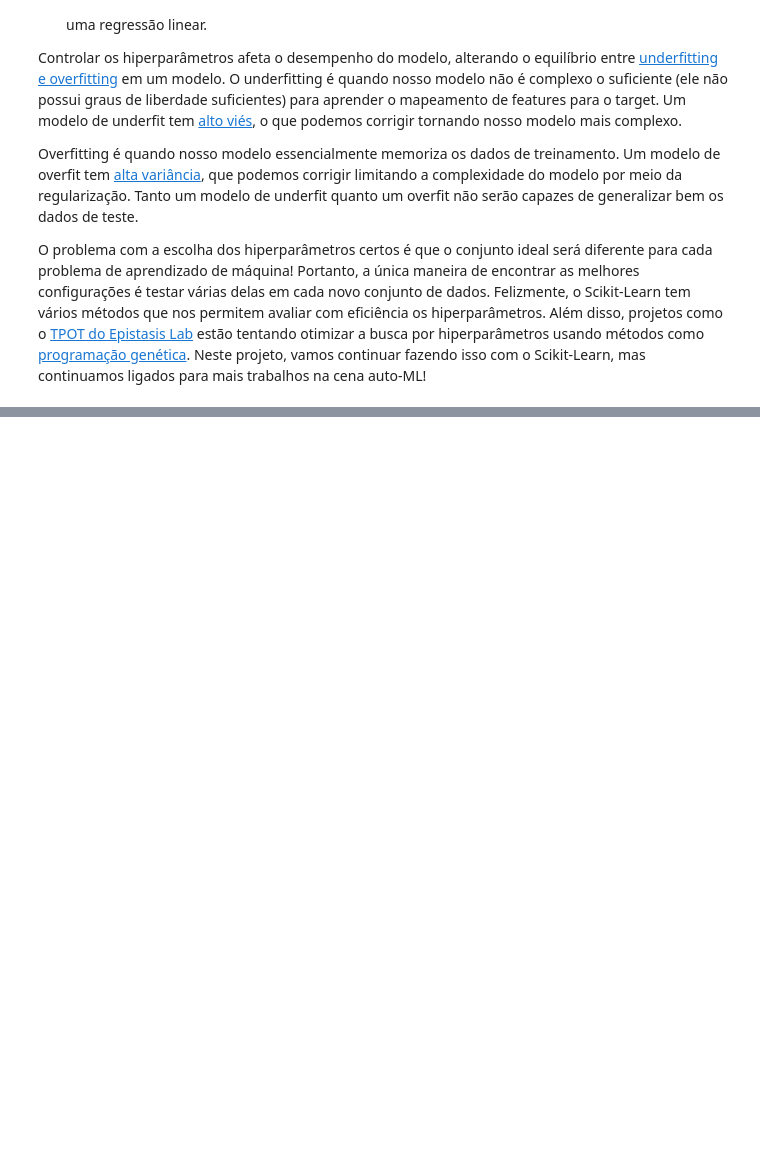
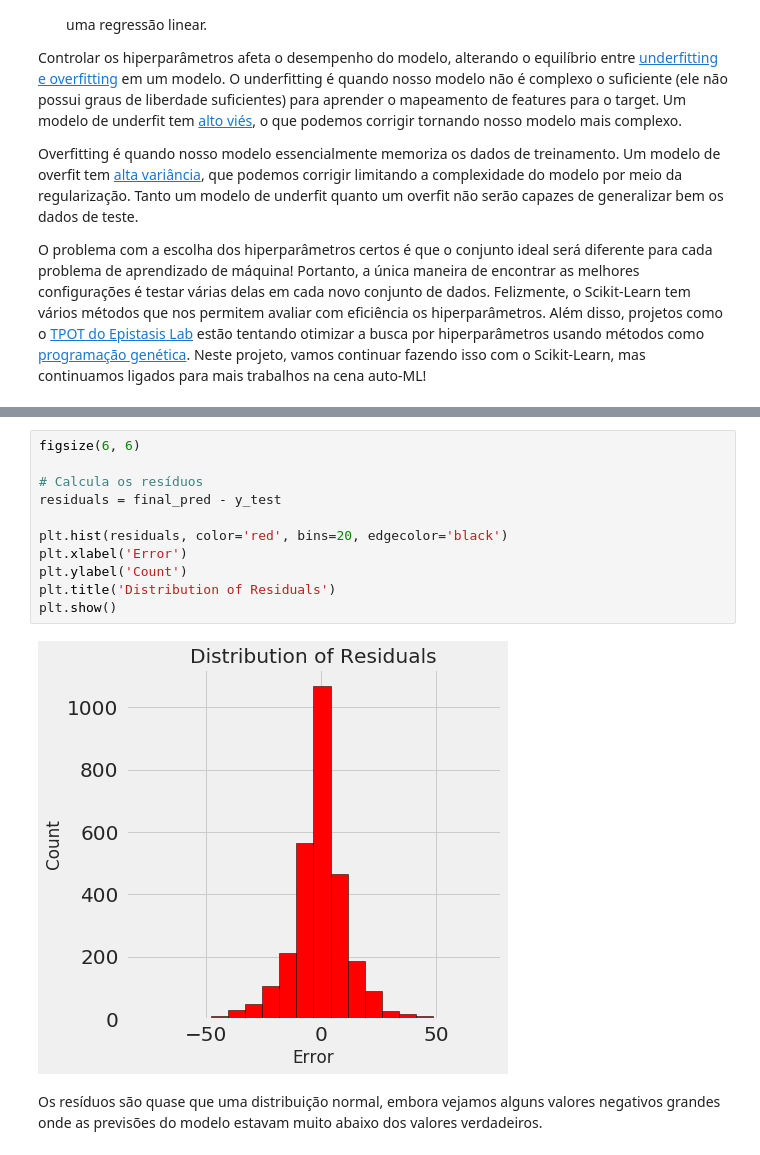
Before and after one commit to willsilvano/datascience, a Jupyter notebook: Towards DataScience/Energy New York - Part Two.ipynb, the cells around one changed output, grey strips where cells are left out. Drawn from its saved outputs; the diff is of its cells as text; blank space fills up the shorter version.

```diff
--- a/Towards DataScience/Energy New York - Part Two.ipynb
+++ b/Towards DataScience/Energy New York - Part Two.ipynb
@@ -316,0 +559,15 @@ Claro, nós não fazemos isso manualmente, mas deixamos que o `RandomizedSearchC
+# %%
+figsize(6, 6)
+
+# Calcula os resíduos
+residuals = final_pred - y_test
+
+plt.hist(residuals, color='red', bins=20, edgecolor='black')
+plt.xlabel('Error')
+plt.ylabel('Count')
+plt.title('Distribution of Residuals')
+plt.show()
+# %% [output]
+[figure, added]
+# %% [markdown]
+Os resíduos são quase que uma distribuição normal, embora vejamos alguns valores negativos grandes onde as previsões do modelo estavam muito abaixo dos valores verdadeiros.
```
Also changed, not shown: parts of 21 cells of this notebook, 1 other file.
